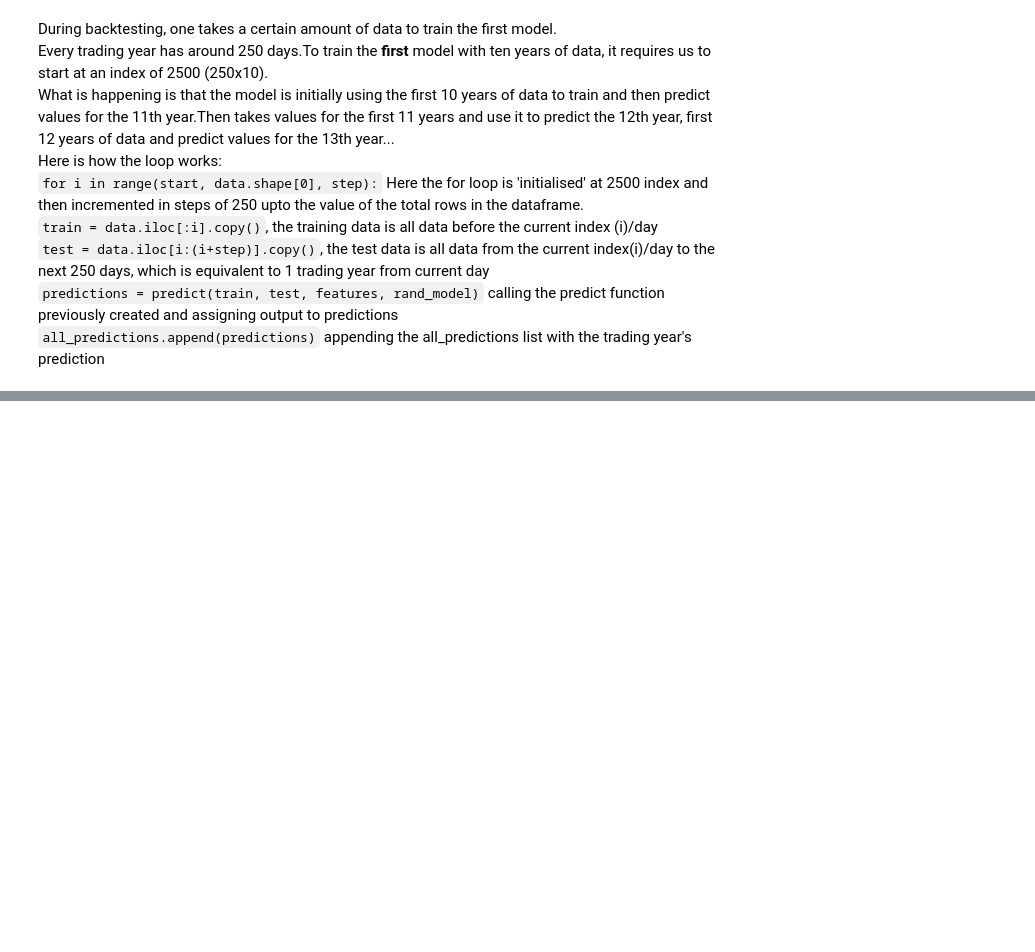
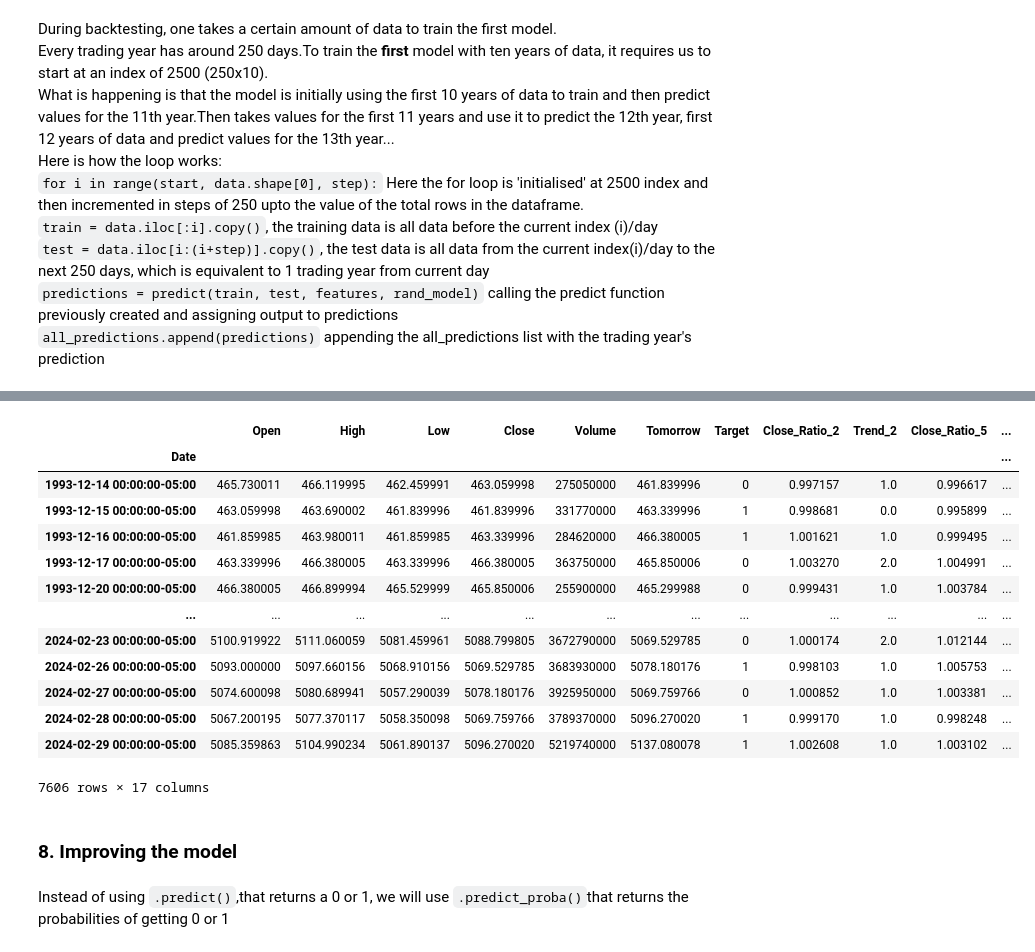
Before and after one commit to see-3pO/Stock-Market-Prediction, a Jupyter notebook: Stock Market Prediction.ipynb, the cells around one changed output, grey strips where cells are left out. Drawn from its saved outputs; the diff is of its cells as text; code cells hidden in the pictures; blank space fills up the shorter version.

Commit message:
completed the project-will work on recommendations later

```diff
--- a/Stock Market Prediction.ipynb
+++ b/Stock Market Prediction.ipynb
@@ -209,0 +436,22 @@ prediction = backtest(sp500, rand_model, features)
+# %%
+# dropping rows with missing values
+sp500 = sp500.dropna()
+sp500
+# %% [output]
+|  | Open | High | Low | Close | Volume | Tomorrow | Target | Close_Ratio_2 | Trend_2 | Close_Ratio_5 | ... |
+| Date |  |  |  |  |  |  |  |  |  |  | ... |
+| 1993-12-14 00:00:00-05:00 | 465.730011 | 466.119995 | 462.459991 | 463.059998 | 275050000 | 461.839996 | 0 | 0.997157 | 1.0 | 0.996617 | ... |
+| 1993-12-15 00:00:00-05:00 | 463.059998 | 463.690002 | 461.839996 | 461.839996 | 331770000 | 463.339996 | 1 | 0.998681 | 0.0 | 0.995899 | ... |
+| 1993-12-16 00:00:00-05:00 | 461.859985 | 463.980011 | 461.859985 | 463.339996 | 284620000 | 466.380005 | 1 | 1.001621 | 1.0 | 0.999495 | ... |
+| 1993-12-17 00:00:00-05:00 | 463.339996 | 466.380005 | 463.339996 | 466.380005 | 363750000 | 465.850006 | 0 | 1.003270 | 2.0 | 1.004991 | ... |
+| 1993-12-20 00:00:00-05:00 | 466.380005 | 466.899994 | 465.529999 | 465.850006 | 255900000 | 465.299988 | 0 | 0.999431 | 1.0 | 1.003784 | ... |
+| ... | ... | ... | ... | ... | ... | ... | ... | ... | ... | ... | ... |
+| 2024-02-23 00:00:00-05:00 | 5100.919922 | 5111.060059 | 5081.459961 | 5088.799805 | 3672790000 | 5069.529785 | 0 | 1.000174 | 2.0 | 1.012144 | ... |
+| 2024-02-26 00:00:00-05:00 | 5093.000000 | 5097.660156 | 5068.910156 | 5069.529785 | 3683930000 | 5078.180176 | 1 | 0.998103 | 1.0 | 1.005753 | ... |
+| 2024-02-27 00:00:00-05:00 | 5074.600098 | 5080.689941 | 5057.290039 | 5078.180176 | 3925950000 | 5069.759766 | 0 | 1.000852 | 1.0 | 1.003381 | ... |
+| 2024-02-28 00:00:00-05:00 | 5067.200195 | 5077.370117 | 5058.350098 | 5069.759766 | 3789370000 | 5096.270020 | 1 | 0.999170 | 1.0 | 0.998248 | ... |
+| 2024-02-29 00:00:00-05:00 | 5085.359863 | 5104.990234 | 5061.890137 | 5096.270020 | 5219740000 | 5137.080078 | 1 | 1.002608 | 1.0 | 1.003102 | ... |
+7606 rows × 17 columns
+# %% [markdown]
+<a name="improve-model"></a>
+### 8. Improving the model
@@ -209,0 +462,2 @@ prediction = backtest(sp500, rand_model, features)
+# %% [markdown]
+Instead of using `.predict()`,that returns a 0 or 1, we will use `.predict_proba()`that returns the probabilities of getting 0 or 1
```
Also changed, not shown: parts of 44 cells of this notebook.
